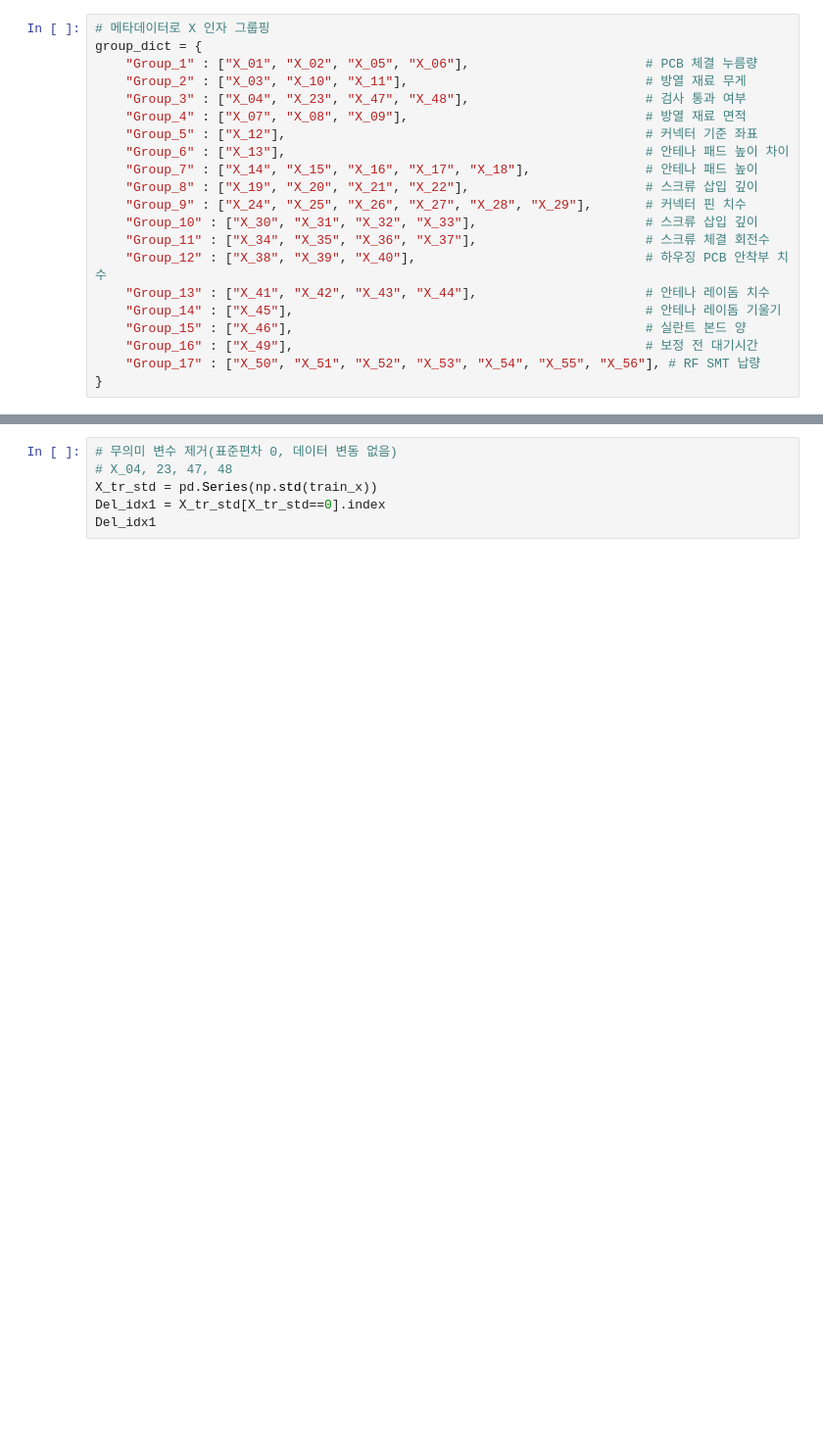
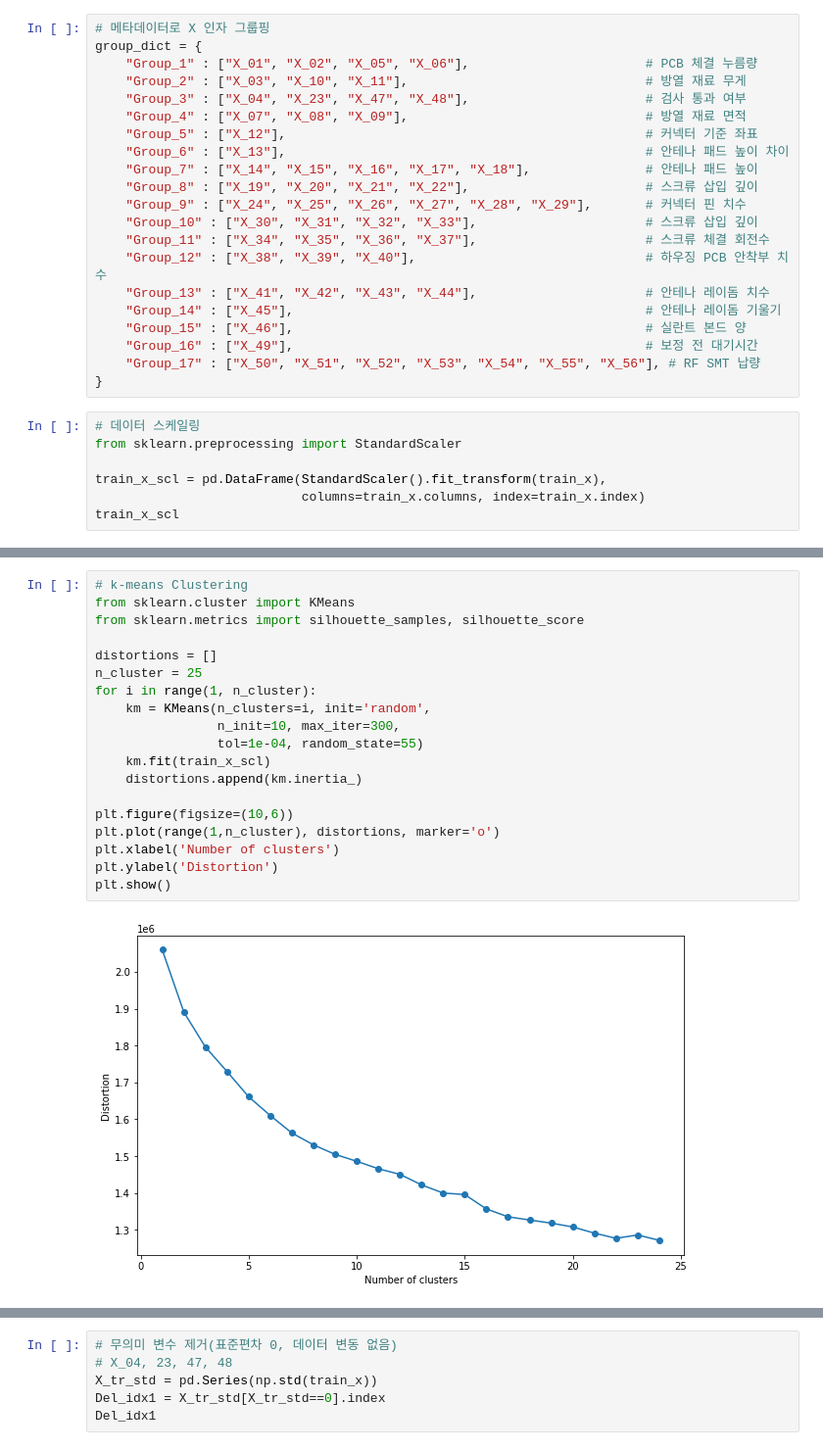
Before and after one commit to Hyunseo-BA/Dacon, a Jupyter notebook: Check_data.ipynb, the cells around one changed output, grey strips where cells are left out. Shown at 98% size. Saved outputs shown, nothing was run; the diff lists cells and outputs as text; blank space fills up the shorter version.

Commit message:
FA, Clustering

```diff
--- a/Check_data.ipynb
+++ b/Check_data.ipynb
@@ -83,3 +83,10 @@ group_dict = {
     "Group_16" : ["X_49"],                                              # 보정 전 대기시간
     "Group_17" : ["X_50", "X_51", "X_52", "X_53", "X_54", "X_55", "X_56"], # RF SMT 납량
 }
+# %%
+# 데이터 스케일링
+from sklearn.preprocessing import StandardScaler
+
+train_x_scl = pd.DataFrame(StandardScaler().fit_transform(train_x),
+                           columns=train_x.columns, index=train_x.index)
+train_x_scl
@@ -85,0 +107,21 @@ group_dict = {
+# %%
+# k-means Clustering
+from sklearn.cluster import KMeans
+from sklearn.metrics import silhouette_samples, silhouette_score
+
+distortions = []
+n_cluster = 25
+for i in range(1, n_cluster):
+    km = KMeans(n_clusters=i, init='random',
+                n_init=10, max_iter=300,
+                tol=1e-04, random_state=55)
+    km.fit(train_x_scl)
+    distortions.append(km.inertia_)
+
+plt.figure(figsize=(10,6))
+plt.plot(range(1,n_cluster), distortions, marker='o')
+plt.xlabel('Number of clusters')
+plt.ylabel('Distortion')
+plt.show()
+# %% [output]
+[figure, added]
```
Also changed, not shown: parts of 11 cells of this notebook.
